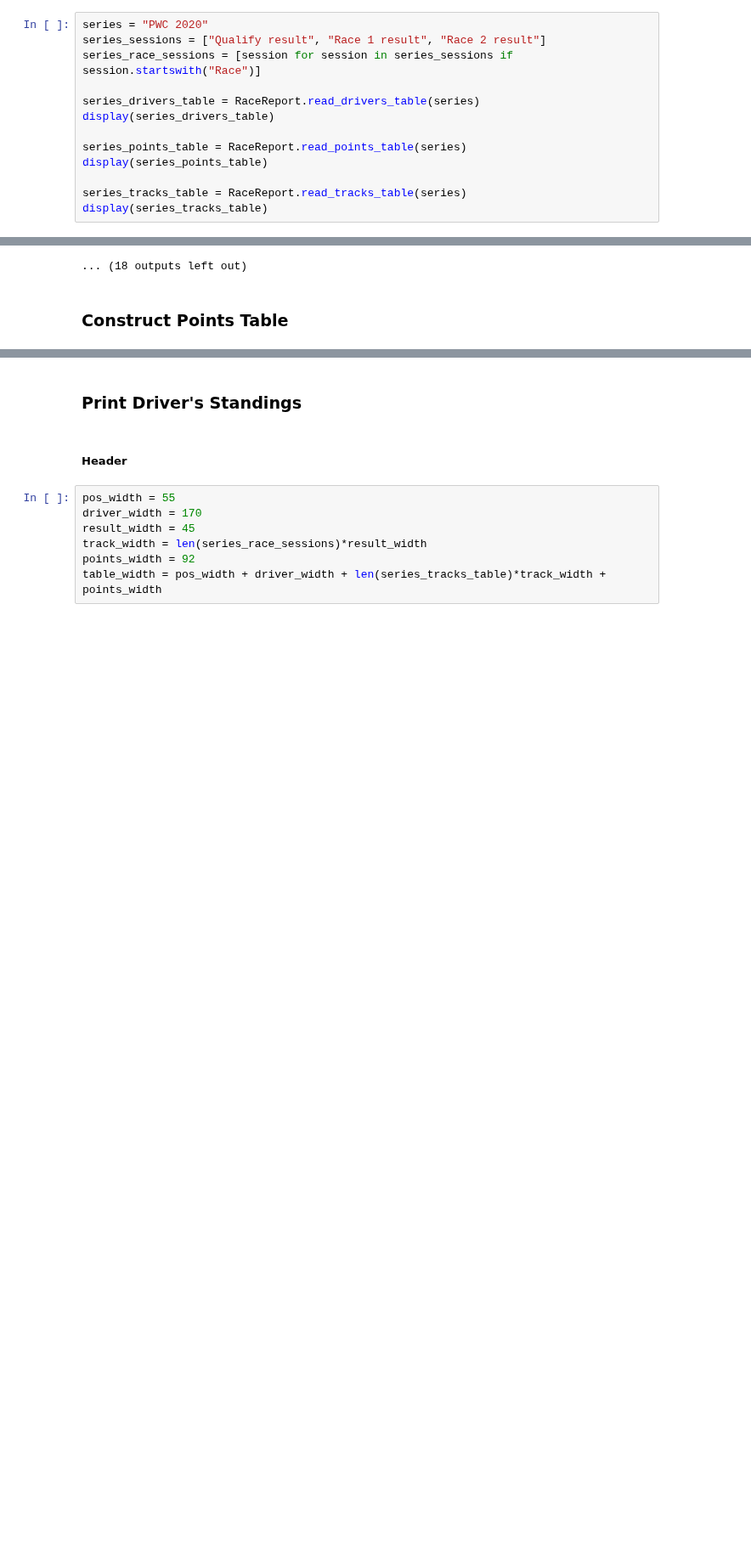
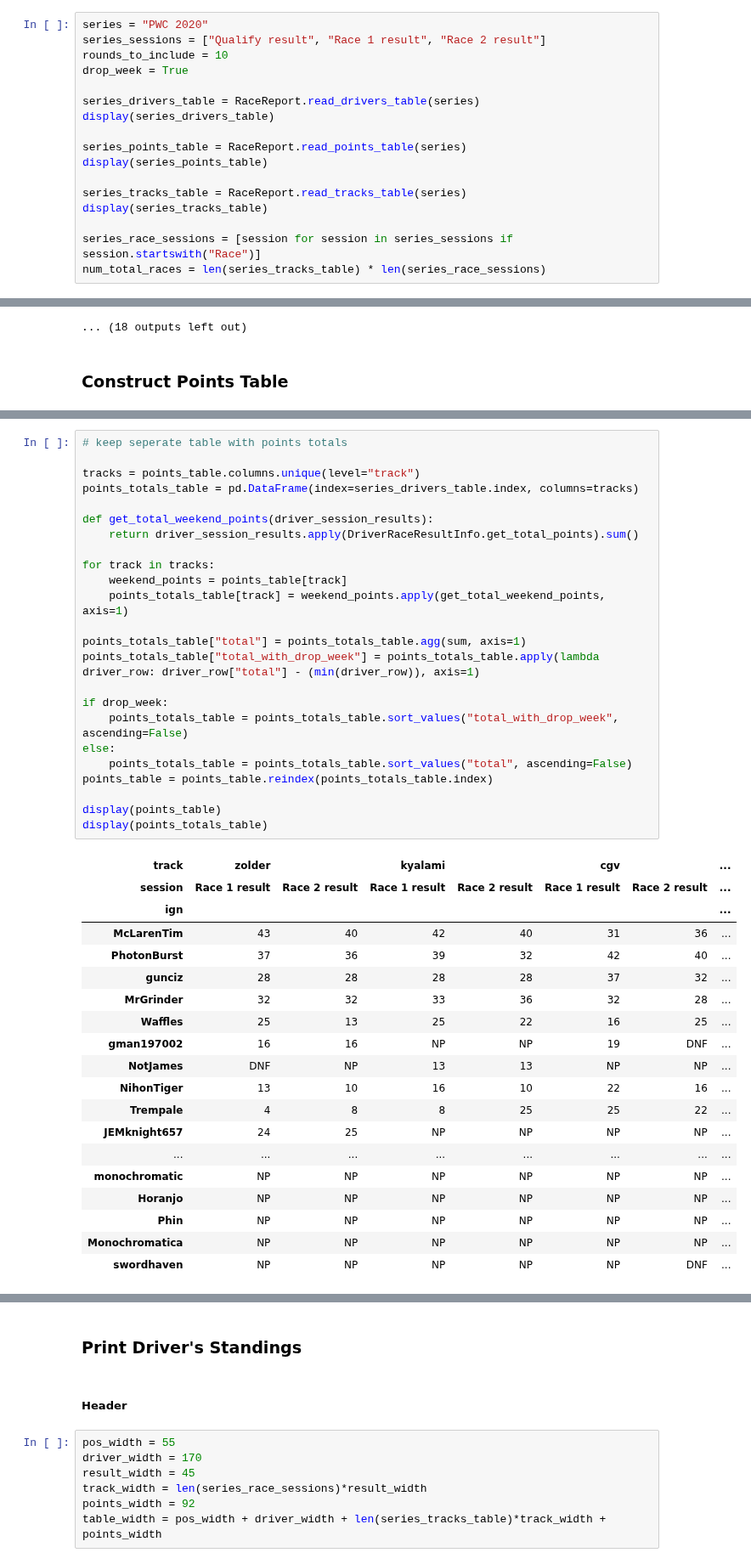
Before and after one commit to denniscfeng/simresults-to-table, a Jupyter notebook: ChampionshipTables.ipynb, the cells around one changed output, grey strips where cells are left out. Shown at 85% size. Drawn from its saved outputs; the diff is of its cells as text; blank space fills up the shorter version.

Commit message:
added switch for drop week, and rounds to include in points calculation

```diff
--- a/ChampionshipTables.ipynb
+++ b/ChampionshipTables.ipynb
@@ -291,7 +291,8 @@ class RaceReport():
 # %%
 series = "PWC 2020"
 series_sessions = ["Qualify result", "Race 1 result", "Race 2 result"]
-series_race_sessions = [session for session in series_sessions if session.startswith("Race")]
+rounds_to_include = 10
+drop_week = True
 
 series_drivers_table = RaceReport.read_drivers_table(series)
 display(series_drivers_table)
@@ -301,6 +302,9 @@ display(series_points_table)
 
 series_tracks_table = RaceReport.read_tracks_table(series)
 display(series_tracks_table)
+
+series_race_sessions = [session for session in series_sessions if session.startswith("Race")]
+num_total_races = len(series_tracks_table) * len(series_race_sessions)
 # %% [output]
 |  | name | number | team | flag |
 | ign |  |  |  |  |
@@ -565,0 +537,44 @@ display(points_table)
+# %%
+# keep seperate table with points totals
+
+tracks = points_table.columns.unique(level="track")
+points_totals_table = pd.DataFrame(index=series_drivers_table.index, columns=tracks)
+
+def get_total_weekend_points(driver_session_results):
+    return driver_session_results.apply(DriverRaceResultInfo.get_total_points).sum()
+
+for track in tracks:
+    weekend_points = points_table[track]
+    points_totals_table[track] = weekend_points.apply(get_total_weekend_points, axis=1)
+
+points_totals_table["total"] = points_totals_table.agg(sum, axis=1)
+points_totals_table["total_with_drop_week"] = points_totals_table.apply(lambda driver_row: driver_row["total"] - (min(driver_row)), axis=1)
+
+if drop_week:
+    points_totals_table = points_totals_table.sort_values("total_with_drop_week", ascending=False)
+else:
+    points_totals_table = points_totals_table.sort_values("total", ascending=False)
+points_table = points_table.reindex(points_totals_table.index)
+
+display(points_table)
+display(points_totals_table)
+# %% [output]
+| track | zolder |  | kyalami |  | cgv |  | ... |
+| session | Race 1 result | Race 2 result | Race 1 result | Race 2 result | Race 1 result | Race 2 result | ... |
+| ign |  |  |  |  |  |  | ... |
+| McLarenTim | 43 | 40 | 42 | 40 | 31 | 36 | ... |
+| PhotonBurst | 37 | 36 | 39 | 32 | 42 | 40 | ... |
+| gunciz | 28 | 28 | 28 | 28 | 37 | 32 | ... |
+| MrGrinder | 32 | 32 | 33 | 36 | 32 | 28 | ... |
+| Waffles | 25 | 13 | 25 | 22 | 16 | 25 | ... |
+| gman197002 | 16 | 16 | NP | NP | 19 | DNF | ... |
+| NotJames | DNF | NP | 13 | 13 | NP | NP | ... |
+| NihonTiger | 13 | 10 | 16 | 10 | 22 | 16 | ... |
+| Trempale | 4 | 8 | 8 | 25 | 25 | 22 | ... |
+| JEMknight657 | 24 | 25 | NP | NP | NP | NP | ... |
+| ... | ... | ... | ... | ... | ... | ... | ... |
+| monochromatic | NP | NP | NP | NP | NP | NP | ... |
+| Horanjo | NP | NP | NP | NP | NP | NP | ... |
+| Phin | NP | NP | NP | NP | NP | NP | ... |
+| Monochromatica | NP | NP | NP | NP | NP | NP | ... |
+| swordhaven | NP | NP | NP | NP | NP | DNF | ... |
```
Also changed, not shown: parts of 8 cells of this notebook.
